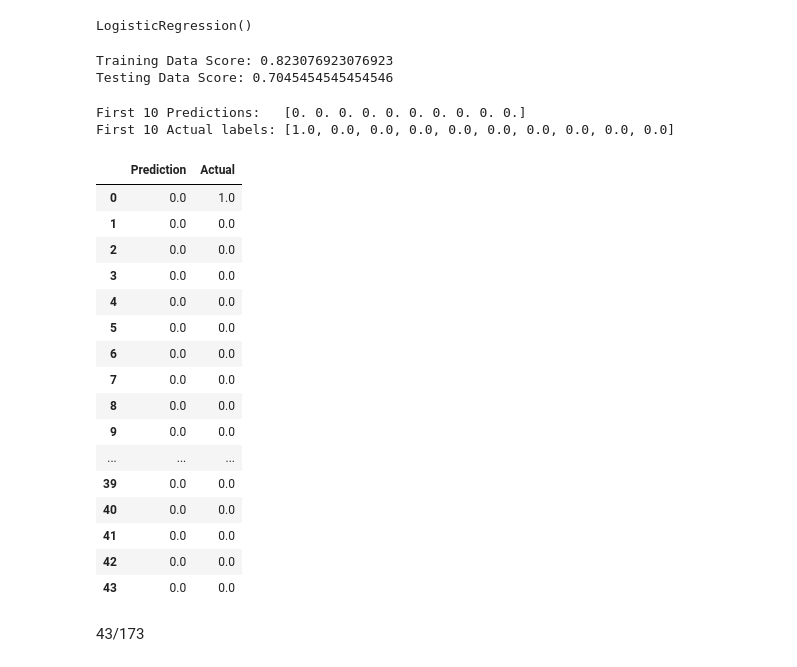
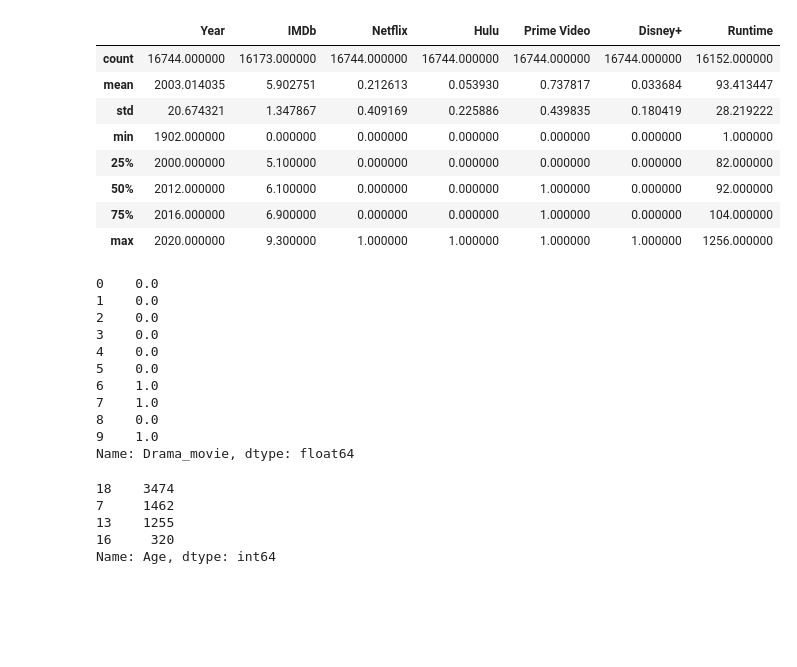
Before and after one commit to aebowden36/movie-machine-learning-analysis, a Jupyter notebook: MLfiles/Drama.ipynb, the cells around one changed output. Saved outputs shown, nothing was run; the diff lists cells and outputs as text; code cells hidden in the pictures; blank space fills up the shorter version.

```diff
--- a/MLfiles/Drama.ipynb
+++ b/MLfiles/Drama.ipynb
@@ -82,39 +27,39 @@ LogisticRegression()
-# %%
-classifier.fit(X_train, y_train)
-# %% [output]
-LogisticRegression()
-# %%
-print(f"Training Data Score: {classifier.score(X_train, y_train)}")
-print(f"Testing Data Score: {classifier.score(X_test, y_test)}")
-# %% [output]
-Training Data Score: 0.823076923076923
-Testing Data Score: 0.7045454545454546
-# %%
-predictions = classifier.predict(X_test)
-print(f"First 10 Predictions:   {predictions[:10]}")
-print(f"First 10 Actual labels: {y_test[:10].tolist()}")
-# %% [output]
-First 10 Predictions:   [0. 0. 0. 0. 0. 0. 0. 0. 0. 0.]
-First 10 Actual labels: [1.0, 0.0, 0.0, 0.0, 0.0, 0.0, 0.0, 0.0, 0.0, 0.0]
-# %%
-pd.DataFrame({"Prediction": predictions, "Actual": y_test}).reset_index(drop=True)
-# %% [output]
-|  | Prediction | Actual |
-| 0 | 0.0 | 1.0 |
-| 1 | 0.0 | 0.0 |
-| 2 | 0.0 | 0.0 |
-| 3 | 0.0 | 0.0 |
-| 4 | 0.0 | 0.0 |
-| 5 | 0.0 | 0.0 |
-| 6 | 0.0 | 0.0 |
-| 7 | 0.0 | 0.0 |
-| 8 | 0.0 | 0.0 |
-| 9 | 0.0 | 0.0 |
-| ... | ... | ... |
-| 39 | 0.0 | 0.0 |
-| 40 | 0.0 | 0.0 |
-| 41 | 0.0 | 0.0 |
-| 42 | 0.0 | 0.0 |
-| 43 | 0.0 | 0.0 |
-# %% [markdown]
-43/173
+# %%
+df = movie_df[['Year', 'Age', 'IMDb', 'Rotten Tomatoes','Netflix', 'Hulu', 'Prime Video', 'Disney+','Genres','Runtime']]
+df.describe()
+# %% [output]
+|  | Year | IMDb | Netflix | Hulu | Prime Video | Disney+ | Runtime |
+| count | 16744.000000 | 16173.000000 | 16744.000000 | 16744.000000 | 16744.000000 | 16744.000000 | 16152.000000 |
+| mean | 2003.014035 | 5.902751 | 0.212613 | 0.053930 | 0.737817 | 0.033684 | 93.413447 |
+| std | 20.674321 | 1.347867 | 0.409169 | 0.225886 | 0.439835 | 0.180419 | 28.219222 |
+| min | 1902.000000 | 0.000000 | 0.000000 | 0.000000 | 0.000000 | 0.000000 | 1.000000 |
+| 25% | 2000.000000 | 5.100000 | 0.000000 | 0.000000 | 0.000000 | 0.000000 | 82.000000 |
+| 50% | 2012.000000 | 6.100000 | 0.000000 | 0.000000 | 1.000000 | 0.000000 | 92.000000 |
+| 75% | 2016.000000 | 6.900000 | 0.000000 | 0.000000 | 1.000000 | 0.000000 | 104.000000 |
+| max | 2020.000000 | 9.300000 | 1.000000 | 1.000000 | 1.000000 | 1.000000 | 1256.000000 |
+# %%
+df.loc[df['Genres'].str.contains("Drama",na=False),'Drama_movie'] = 1
+df['Drama_movie'] = df['Drama_movie'].fillna(0)
+df['Drama_movie'].head(10)
+# %% [output]
+0    0.0
+1    0.0
+2    0.0
+3    0.0
+4    0.0
+5    0.0
+6    1.0
+7    1.0
+8    0.0
+9    1.0
+Name: Drama_movie, dtype: float64
+# %%
+df['Age'] = df['Age'].str.replace(r'\D', '')
+df['Age'] = df['Age'].replace(r'^\s*$', np.nan, regex=True)
+df['Age'].value_counts()
+# %% [output]
+18    3474
+7     1462
+13    1255
+16     320
+Name: Age, dtype: int64
```
Also changed, not shown: parts of 20 cells of this notebook, 18 other files.
